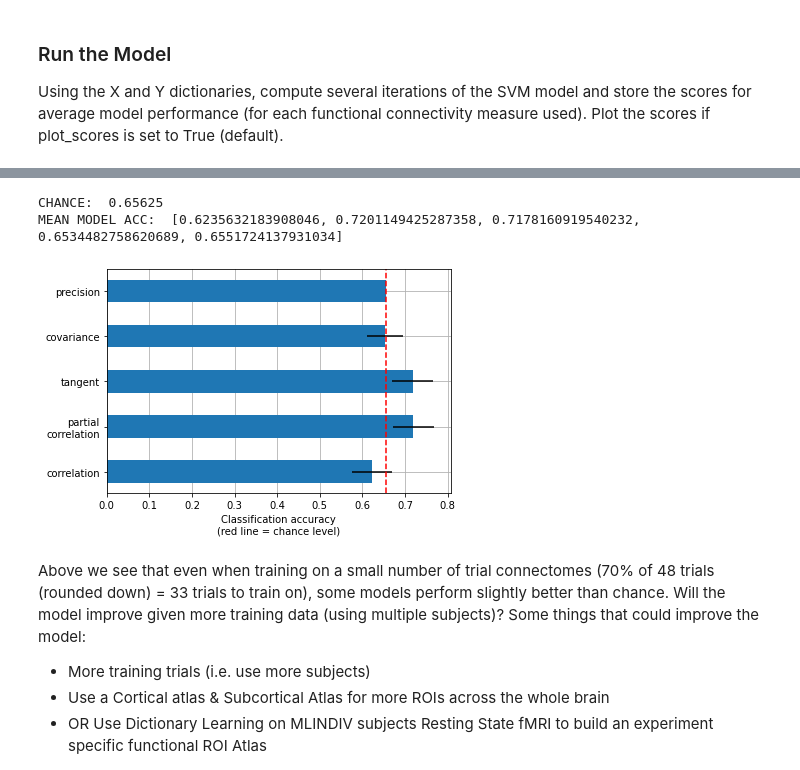
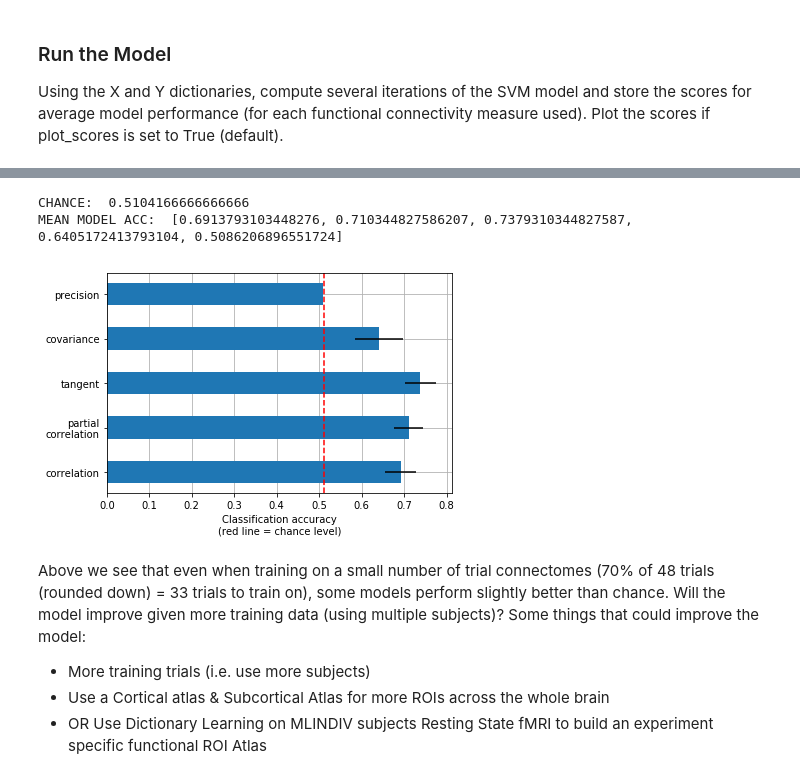
Before and after one commit to rwoodry/MLINDIV, a Jupyter notebook: machinelearning/MLINDIV_FC_TestTrials.ipynb, the cells around one changed output, grey strips where cells are left out. Drawn from its saved outputs; the diff is of its cells as text; code cells hidden in the pictures.

```diff
--- a/machinelearning/MLINDIV_FC_TestTrials.ipynb
+++ b/machinelearning/MLINDIV_FC_TestTrials.ipynb
@@ -171,11 +171,13 @@ Using the trial-by-trial ROI timeseries, compute their functional connectomes an
 - Covariance
 - Precision
 # %%
-def model_connectome(ts_list, ts_labels, C = 1, n_splits = 10, fconn_types = ['correlation', 'partial correlation', 'tangent', 'covariance', 'precision'], plot_scores = True):
+def model_connectome(ts_list, ts_labels, subject_set, C = 1, n_splits = 10, fconn_types = ['correlation', 'partial correlation', 'tangent', 'covariance', 'precision'], plot_scores = True):
     # If ts_list | ts_labels are a dictionary, collapse them into a list
     if type(ts_labels) == dict:
-        ts_labels = [item for sublist in list(sub_Y_dict.values()) for item in sublist]
-        ts_list = [item for sublist in list(sub_X_dict.values()) for item in sublist]
+        ts_labels = {k: ts_labels[k] for k in ts_labels.keys() & subject_set}
+        ts_list = {k: ts_list[k] for k in ts_list.keys() & subject_set}
+        ts_labels = [item for sublist in list(ts_labels.values()) for item in sublist]
+        ts_list = [item for sublist in list(ts_list.values()) for item in sublist]
 
     # Define and run the Model
     _, classes = np.unique(ts_labels, return_inverse=True)  # Convert accuracy into numpy array of binary labels
@@ -195,7 +197,7 @@ def model_connectome(ts_list, ts_labels, C = 1, n_splits = 10, fconn_types = ['c
             connectivity = ConnectivityMeasure(kind = kind, vectorize = True) # We vectorize the Functional Connectivity, so it is easier to run the SVC classifier on
             connectomes = connectivity.fit_transform(ts_array[train])
 
-            classifier = LinearSVC(C = C, penalty = 'l1', dual = False).fit(connectomes, classes[train])
+            classifier = LinearSVC(C = C).fit(connectomes, classes[train])
             predictions = classifier.predict(connectivity.transform(ts_array[test]))
             scores[kind].append(accuracy_score(classes[test], predictions))
 
@@ -284,13 +286,15 @@ n_regions = len(msdl_coords)
 print('MSDL has {0} ROIs, part of the following networks :\n{1}.'.format(
     n_regions, dataset.networks))
 
+base_dir = "/mnt/chrastil/lab/users/rob/projects/MachineLearning"
 
 
-sub_X_dict, sub_Y_dict = subject_timeseries_labels(sub_num_list = ['043', '033', '020', '014'],
-                                                   behav_directory = 'D:/fconn/behavioral',
-                                                   func_directory = 'D:/fconn/func',
-                                                   confounds_directory = 'D:/fconn/confounds',
-                                                   sync_pulses_directory = 'D:/fconn/syncpulses',
+
+sub_X_dict, sub_Y_dict = subject_timeseries_labels(sub_num_list = ['014', '019', '020', '021', '024', '025', '027', '033', '043', '058'],
+                                                   behav_directory = base_dir + '/behavioral',
+                                                   func_directory = base_dir + '/func',
+                                                   confounds_directory = base_dir + '/confounds',
+                                                   sync_pulses_directory = base_dir + '/syncpulses',
                                                    atlas_filename = atlas_filename
                                                   )
 # %% [output]
@@ -448,9 +443,9 @@ Using the X and Y dictionaries, compute several iterations of the SVM model and
 # %%
-scores = model_connectome(sub_X_dict, sub_Y_dict, C = 1, n_splits = 30)
+scores = model_connectome(sub_X_dict, sub_Y_dict, {'014', '020', '021', '024', '027', '033', '043', '058'}, C = 0.005, n_splits = 10)
 # %% [output]
-CHANCE:  0.65625
-MEAN MODEL ACC:  [0.6235632183908046, 0.7201149425287358, 0.7178160919540232, 0.6534482758620689, 0.6551724137931034]
+CHANCE:  0.5104166666666666
+MEAN MODEL ACC:  [0.6913793103448276, 0.710344827586207, 0.7379310344827587, 0.6405172413793104, 0.5086206896551724]
-[figure, old version]
+[figure, new version]
 # %% [markdown]
 Above we see that even when training on a small number of trial connectomes (70% of 48 trials (rounded down) = 33 trials to train on), some models perform slightly better than chance. Will the model improve given more training data (using multiple subjects)? Some things that could improve the model:
    - More training trials (i.e. use more subjects)
```
Also changed, not shown: parts of 2 cells of this notebook.
